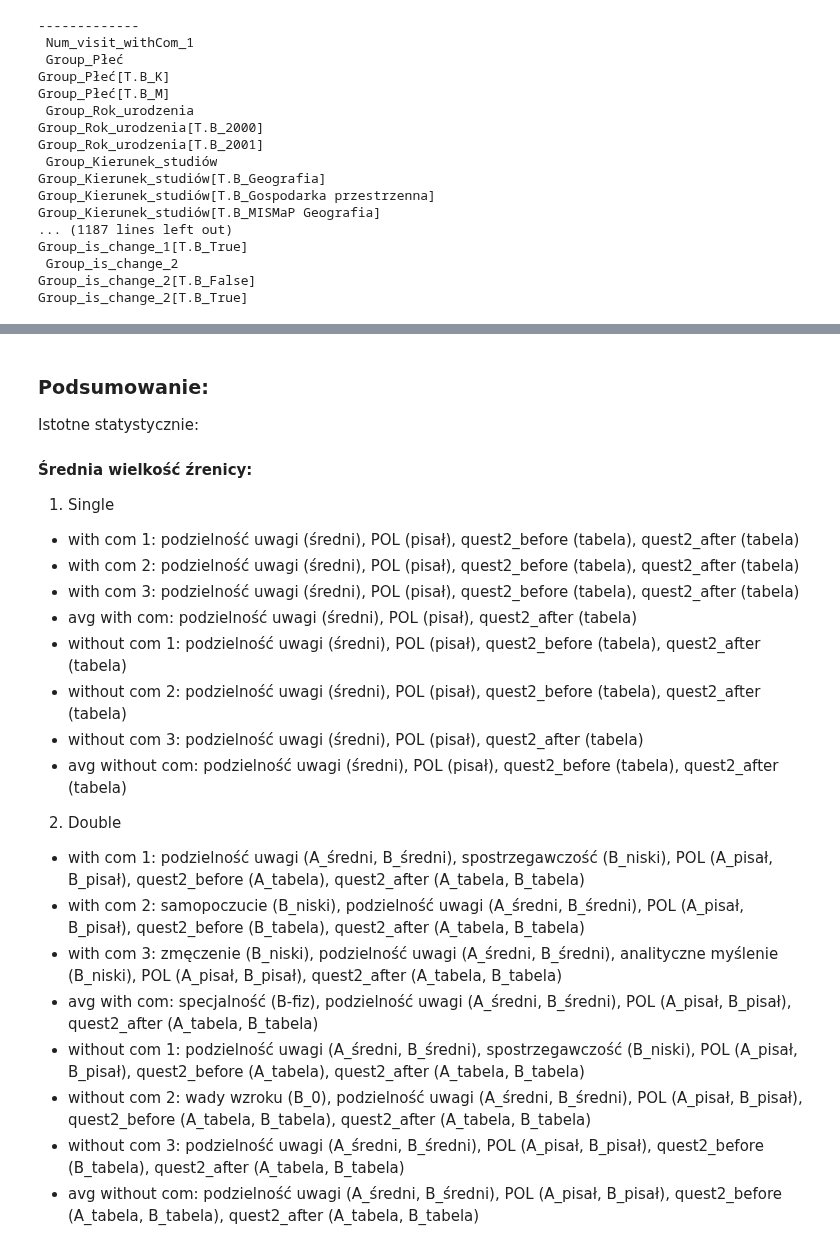
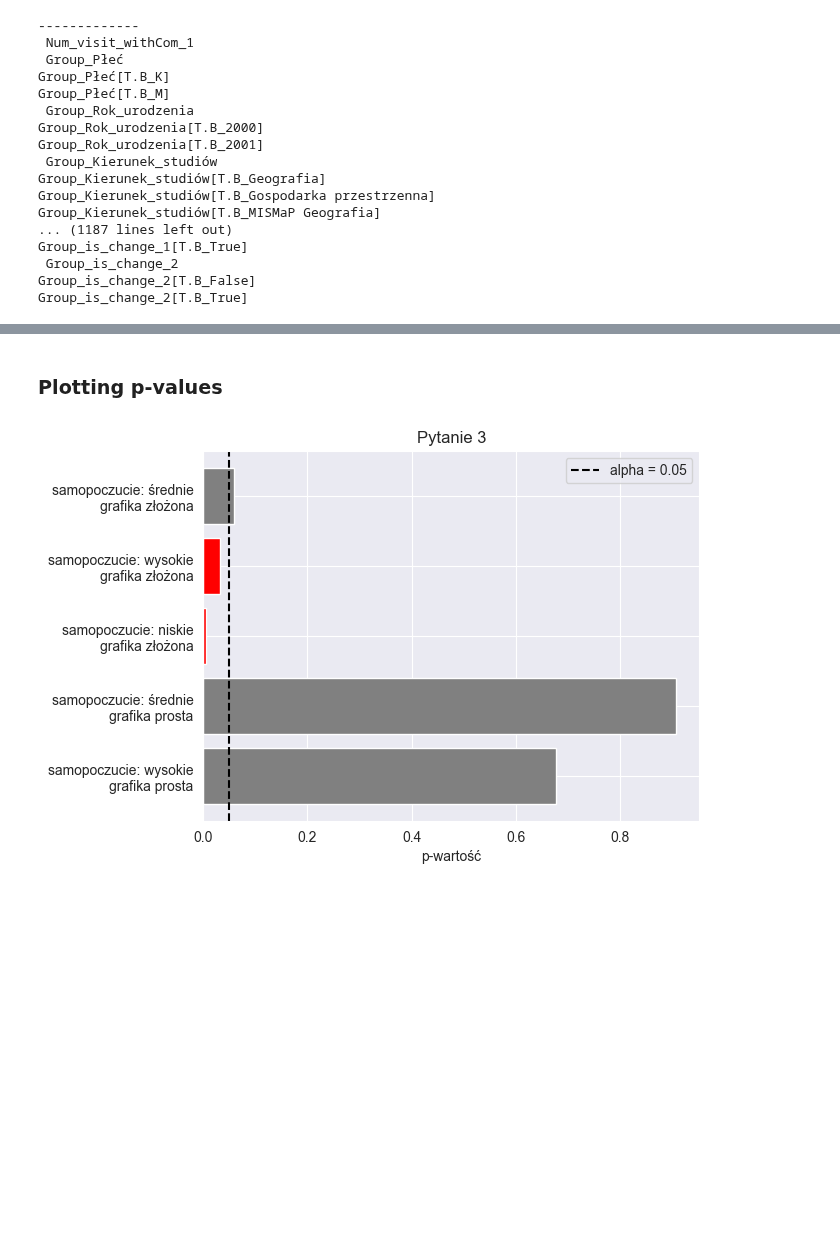
Before and after one commit to MartaSolarz/Master_thesis, a Jupyter notebook: statistical_tests/redundance/6_analizy_wieloczynnikowe.ipynb, the cells around one changed output, grey strips where cells are left out. Drawn from its saved outputs; the diff is of its cells as text; code cells hidden in the pictures; blank space fills up the shorter version.

```diff
--- a/statistical_tests/redundance/6_analizy_wieloczynnikowe.ipynb
+++ b/statistical_tests/redundance/6_analizy_wieloczynnikowe.ipynb
@@ -614,28 +640,39 @@ Group_is_change_2[T.B_True]
 - time_2: płeć (B_K), kierunek studiów (B_geografia, B-gospodarka, B-mismap), rok studiów (B-1, B_2), specjalność (B_fiz, B_gospodarka), wady wzroku (B_1), ilość snu (B_6), samopoczucie (B_niski, B_średni), stres (B_niski, B_wysoki, B_średni), zmęczenie (B_niski, B_wysoki), czytanie map (B_wysoki, B_średni), MAT (B_nie pisał, B-pisał), POL (B_nie pisał), HIST (B-nie-pisał), typ uczenia (B_brak_dominujacego), quest1_before (B_B), quest2_before (B_mapa, B_tekst, B_wykres), quest1_after (B_A, B_B), quest2_after (B_mapa, B_wykres), is_change_1 (B_False, B_True), is_change_2 (B_true)
 - time_3: płeć (B_K, B_M), kierunek studiów (B_geografia, B-gosp-przest, B-MISMAP), rok studiów (B_1, B_2, B_3), specjalność (B_fiz, B_geoinf, B_gosp_przest, B-społ-eko), wady wzroku (B_0, B_1), ilość snu (B_6, B_7, B_8, B_<6), samopoczucie (B_niski, B_wysoki), stres (B_niski, B_średni), zmęczenie (B_niski, B_wysoki, B_średni), czytanie map (B_wysoki, B_średni), podzielność uwagi (B_niski, B_wysoki, B_średni), analityczne myślenie (B_niski, B_średni), czytanie ze zrozumieniem (B_niski, B_wysoki), MAT (B-nie-pisał, B-pisał), POL (B_nie-pisał, B_pisał), HIST (B_nie_pisał, B_pisał), typ uczenia (B_brak-dominujacego, B-słuchowiec, B_wzrokowiec), quest1_before (B_B), quest2_before (A_tekst, B_mapa, B_tabela, B_tekst, B_wykres), quest1_after (B_A, B_B), quest2_after (B_mapa, B_tabela, B_wykres), is_change_1 (B_False, B_true), is_change_2 (B-false, B-true)
 - avg_time: płeć (B_K, B_M), kierunek studiów (B_geografia, B-gosp-przest, B-MISMAP), rok studiów (B_1, B_3), specjalność (B_fiz, B_gosp_przest, B-społ-eko), wady wzroku (B_0, B_1), ilość snu (B_6, B_8), samopoczucie (B_średni), stres (B_niski, B_średni, B_wysoki), zmęczenie (B_niski, B_wysoki, B_średni), czytanie map (B_wysoki, B_średni), podzielność uwagi (B_wysoki), czytanie ze zrozumieniem (B_niski, B_wysoki), MAT (B-nie-pisał, B-pisał), POL (B_nie-pisał, B_pisał), HIST (B_nie_pisał, B_pisał), typ uczenia (B_brak-dominujacego, B_wzrokowiec), quest1_before (B_B), quest2_before (B_mapa, B_tekst, B_wykres), quest1_after (B_A, B_B), quest2_after (B_mapa, B_wykres), is_change_1 (B_False, B_true), is_change_2 (B-false, B-true)
-# %% [markdown]
-### Podsumowanie:
-Istotne statystycznie:
-
-#### Średnia wielkość źrenicy:
-
-1. Single
-- with com 1: podzielność uwagi (średni), POL (pisał), quest2_before (tabela), quest2_after (tabela)
-- with com 2: podzielność uwagi (średni), POL (pisał), quest2_before (tabela), quest2_after (tabela)
-- with com 3: podzielność uwagi (średni), POL (pisał), quest2_before (tabela), quest2_after (tabela)
-- avg with com: podzielność uwagi (średni), POL (pisał), quest2_after (tabela)
-- without com 1: podzielność uwagi (średni), POL (pisał), quest2_before (tabela), quest2_after (tabela)
-- without com 2: podzielność uwagi (średni), POL (pisał), quest2_before (tabela), quest2_after (tabela)
-- without com 3: podzielność uwagi (średni), POL (pisał), quest2_after (tabela)
-- avg without com: podzielność uwagi (średni), POL (pisał), quest2_before (tabela), quest2_after (tabela)
-
-2. Double
-- with com 1: podzielność uwagi (A_średni, B_średni), spostrzegawczość (B_niski), POL (A_pisał, B_pisał), quest2_before (A_tabela), quest2_after (A_tabela, B_tabela)
-- with com 2: samopoczucie (B_niski),  podzielność uwagi (A_średni, B_średni), POL (A_pisał, B_pisał), quest2_before (B_tabela), quest2_after (A_tabela, B_tabela)
-- with com 3: zmęczenie (B_niski),  podzielność uwagi (A_średni, B_średni), analityczne myślenie (B_niski), POL (A_pisał, B_pisał), quest2_after (A_tabela, B_tabela)
-- avg with com: specjalność (B-fiz), podzielność uwagi (A_średni, B_średni), POL (A_pisał, B_pisał), quest2_after (A_tabela, B_tabela)
-- without com 1: podzielność uwagi (A_średni, B_średni), spostrzegawczość (B_niski), POL (A_pisał, B_pisał), quest2_before (A_tabela), quest2_after (A_tabela, B_tabela)
-- without com 2: wady wzroku (B_0), podzielność uwagi (A_średni, B_średni), POL (A_pisał, B_pisał), quest2_before (A_tabela, B_tabela), quest2_after (A_tabela, B_tabela)
-- without com 3: podzielność uwagi (A_średni, B_średni), POL (A_pisał, B_pisał), quest2_before (B_tabela), quest2_after (A_tabela, B_tabela)
-- avg without com: podzielność uwagi (A_średni, B_średni), POL (A_pisał, B_pisał), quest2_before (A_tabela, B_tabela), quest2_after (A_tabela, B_tabela)
+# %% [markdown]
+### Plotting p-values
+# %%
+import matplotlib.pyplot as plt
+import numpy as np
+
+def plot_p_values(p_values, names, title, alpha=0.05, maps=None):
+    if maps is None:
+        maps = {name: name for name in names}
+
+    significant = np.array(p_values) < alpha
+    colors = ['red' if sig else 'gray' for sig in significant]
+
+    mapped_names = [maps.get(name, name) for name in names]
+
+    plt.barh(mapped_names, p_values, color=colors)
+    plt.axvline(alpha, color='black', linestyle='--', label=f'alpha = {alpha}')
+    plt.xlabel('p-wartość')
+    plt.title(title)
+    plt.legend()
+    plt.show()
+
+
+from statsmodels.regression.mixed_linear_model import MixedLM
+metric = 'Time_3'
+var = 'Group_Samopocz'
+formula = f'{metric} ~ {var}'
+md = MixedLM.from_formula(formula, data=df_all, groups=df_all['ID'])
+mdf = md.fit()
+p_values = mdf.pvalues[1:-1]
+names = mdf.model.exog_names[1:]
+
+maps = {'Group_Samopocz[T.B_średni]': 'samopoczucie: średnie\ngrafika złożona', 'Group_Samopocz[T.B_wysoki]': 'samopoczucie: wysokie\ngrafika złożona', 'Group_Samopocz[T.B_niski]': 'samopoczucie: niskie\ngrafika złożona', 'Group_Samopocz[T.A_średni]': 'samopoczucie: średnie\ngrafika prosta', 'Group_Samopocz[T.A_wysoki]': 'samopoczucie: wysokie\ngrafika prosta', 'Group_Samopocz[T.A_niski]': 'samopoczucie: niskie\ngrafika prosta'}
+plot_p_values(p_values, names, 'Pytanie 3', ALPHA, maps)
+# %% [output]
+[figure, added]
```
Also changed, not shown: parts of 21 cells of this notebook, 2 other files.
